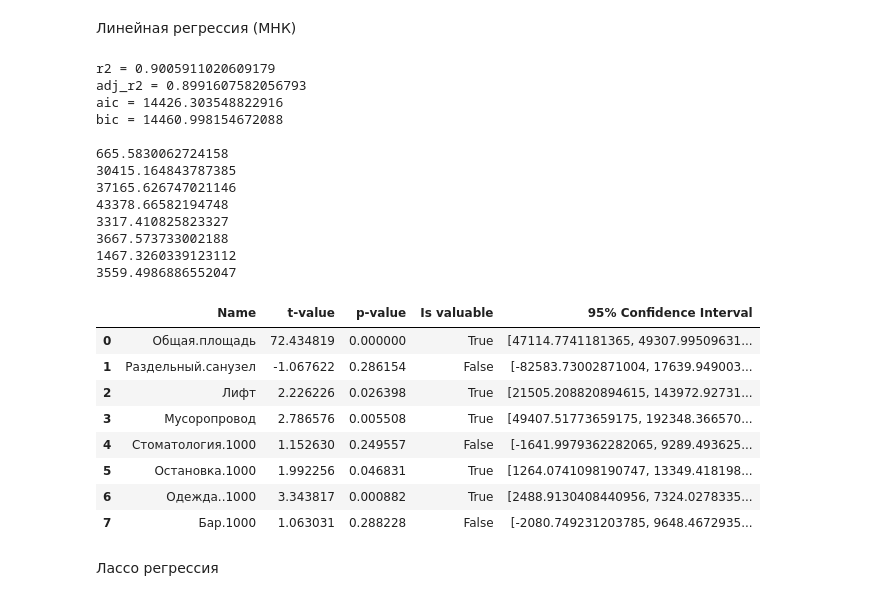
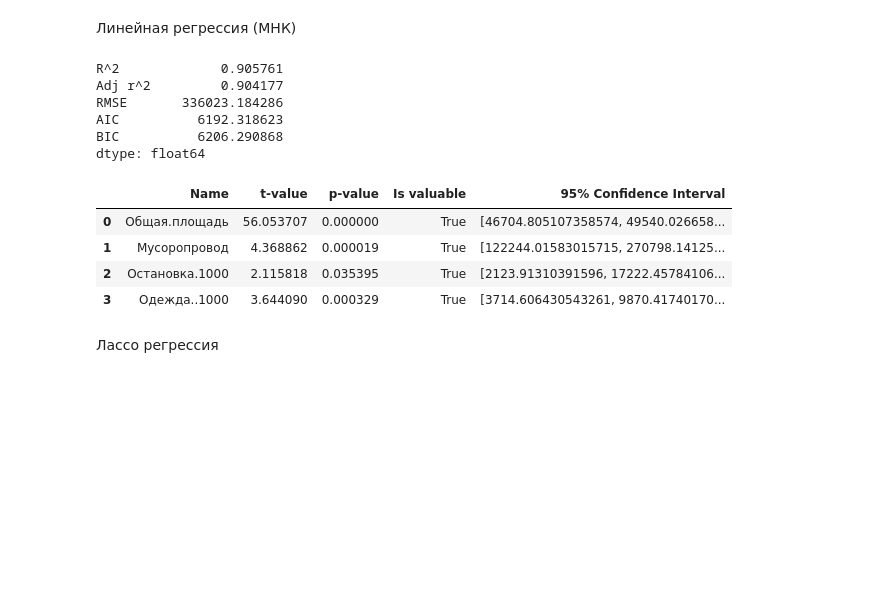
Before and after one commit to AdepteXiao/MAD_3, a Jupyter notebook: lab3.ipynb, the cells around one changed output. Cells and saved outputs as stored; diff of their text form; code cells hidden in the pictures; blank space fills up the shorter version.

```diff
--- a/lab3.ipynb
+++ b/lab3.ipynb
@@ -216,47 +248,40 @@ def print_coef_stats(model, X, y):
+# %%
+stats_summary = {}
 # %% [markdown]
 Линейная регрессия (МНК)
 # %%
 lr = LinearRegression()
 
 # Определение последовательности выбора признаков
 selector = SequentialFeatureSelector(lr).fit(x_train, y_train)
 features = selector.get_support()
 lr_x_train = x_train.loc[:, features]
 lr_x_test = x_test.loc[:, features]
 
 params = {
     'fit_intercept': [True, False],
     'copy_X': [True, False],
     'n_jobs': [1, 2, 4, 8],
 }
-grid = GridSearchCV(lr, params, cv=5, scoring='neg_mean_squared_error').fit(x_train, y_train)
+grid = GridSearchCV(lr, params, cv=5, scoring='neg_mean_squared_error').fit(lr_x_train, y_train)
 model = grid.best_estimator_
 
-get_model_stats(model, x_train, y_train)
-display(print_coef_stats(model, x_train, y_train))
+
+
+stats_summary["LinearRegression"] = get_model_stats(model, lr_x_test, y_test)
+display(coef_stats(model, lr_x_test, y_test, 'scl'))
 # %% [output]
-r2 = 0.9005911020609179
-adj_r2 = 0.8991607582056793
-aic = 14426.303548822916
-bic = 14460.998154672088
-
-665.5830062724158
-30415.164843787385
-37165.626747021146
-43378.66582194748
-3317.410825823327
-3667.573733002188
-1467.3260339123112
-3559.4986886552047
+R^2             0.905761
+Adj r^2         0.904177
+RMSE       336023.184286
+AIC          6192.318623
+BIC          6206.290868
+dtype: float64
 |  | Name | t-value | p-value | Is valuable | 95% Confidence Interval |
-| 0 | Общая.площадь | 72.434819 | 0.000000 | True | [47114.7741181365, 49307.99509631... |
-| 1 | Раздельный.санузел | -1.067622 | 0.286154 | False | [-82583.73002871004, 17639.949003... |
-| 2 | Лифт | 2.226226 | 0.026398 | True | [21505.208820894615, 143972.92731... |
-| 3 | Мусоропровод | 2.786576 | 0.005508 | True | [49407.51773659175, 192348.366570... |
-| 4 | Стоматология.1000 | 1.152630 | 0.249557 | False | [-1641.9979362282065, 9289.493625... |
-| 5 | Остановка.1000 | 1.992256 | 0.046831 | True | [1264.0741098190747, 13349.418198... |
-| 6 | Одежда..1000 | 3.343817 | 0.000882 | True | [2488.9130408440956, 7324.0278335... |
-| 7 | Бар.1000 | 1.063031 | 0.288228 | False | [-2080.749231203785, 9648.4672935... |
+| 0 | Общая.площадь | 56.053707 | 0.000000 | True | [46704.805107358574, 49540.026658... |
+| 1 | Мусоропровод | 4.368862 | 0.000019 | True | [122244.01583015715, 270798.14125... |
+| 2 | Остановка.1000 | 2.115818 | 0.035395 | True | [2123.91310391596, 17222.45784106... |
+| 3 | Одежда..1000 | 3.644090 | 0.000329 | True | [3714.606430543261, 9870.41740170... |
 # %% [markdown]
 Лассо регрессия
 # %%
```
Also changed, not shown: parts of 20 cells of this notebook.
